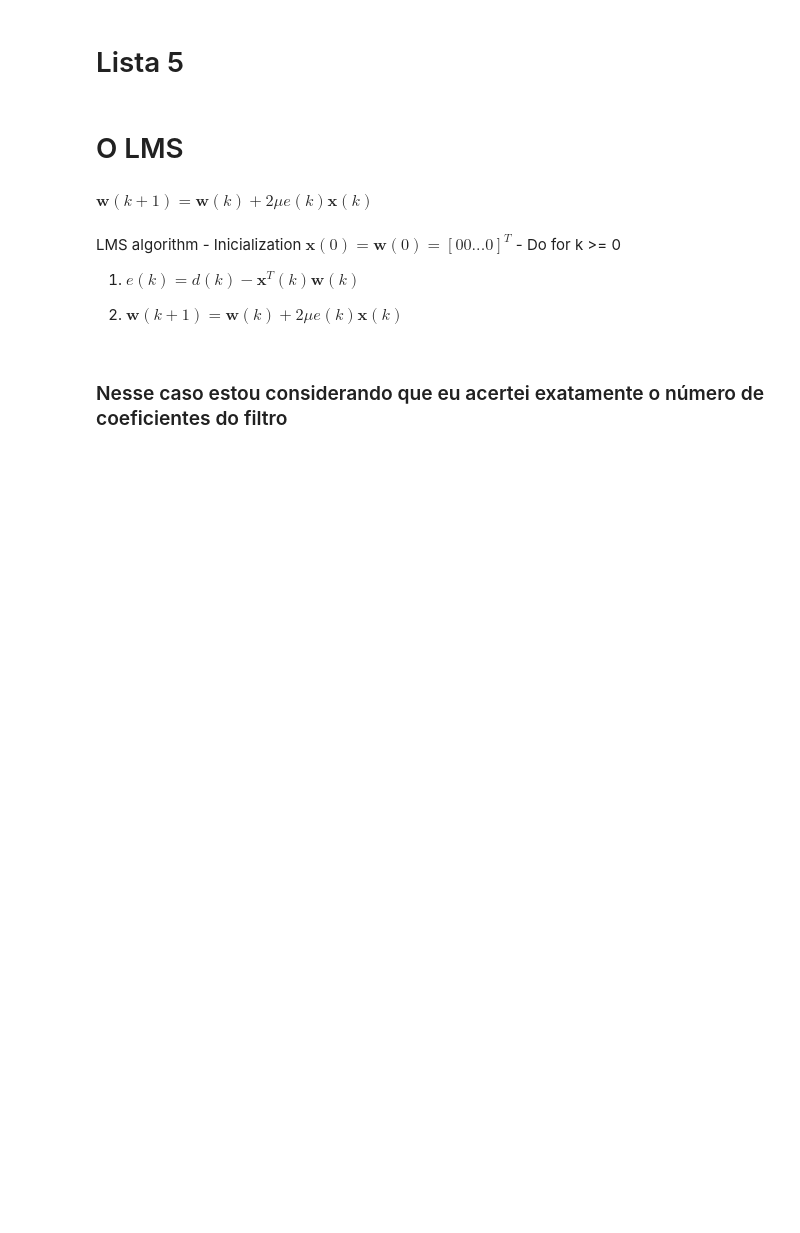
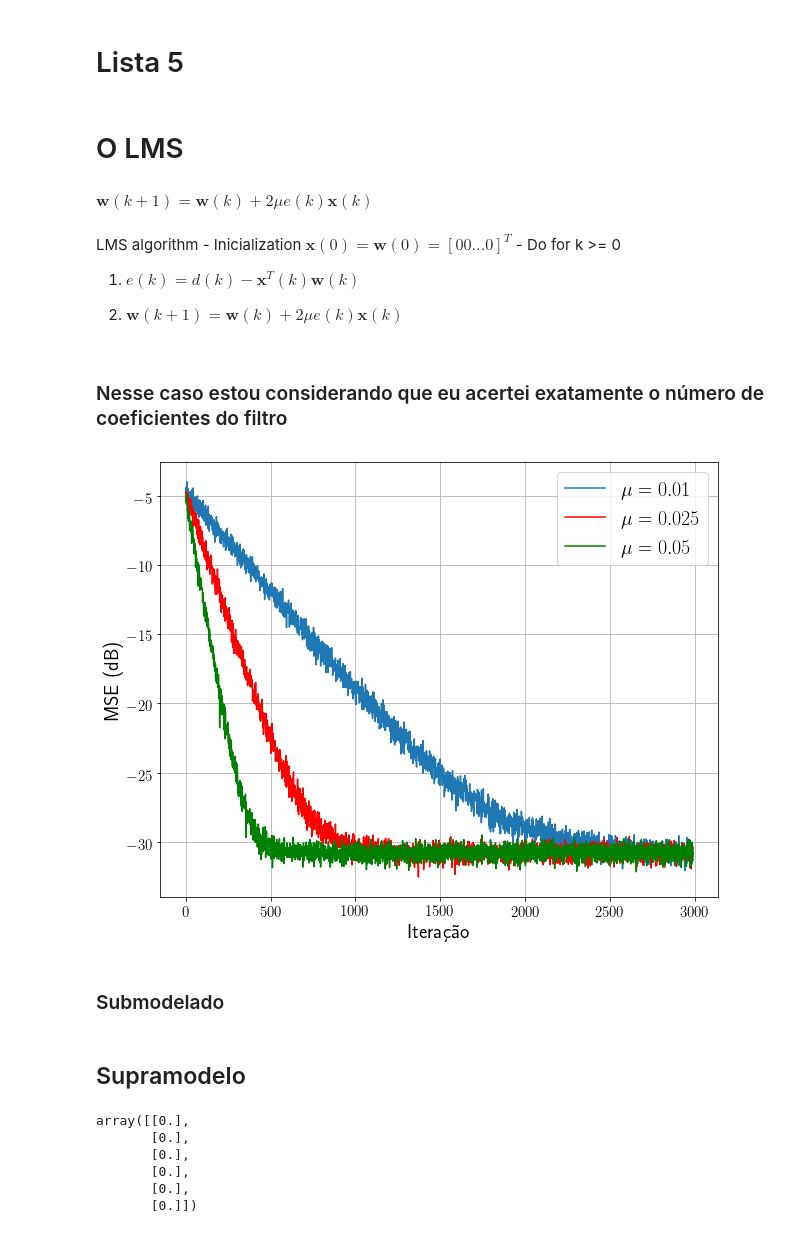
Before and after one commit to mesquita/elementos, a Jupyter notebook: lista_5/code/Lista_5.ipynb, the cells around one changed output. Cells and saved outputs as stored; diff of their text form; code cells hidden in the pictures; blank space fills up the shorter version.

```diff
--- a/lista_5/code/Lista_5.ipynb
+++ b/lista_5/code/Lista_5.ipynb
@@ -93,0 +77,35 @@ for mc in range(n_mc):
+# %%
+eps = 10**-16
+x_plt = []
+for cada in mse:
+    cada = cada[10:]
+    x_plt += [10 * np.log10(cada + eps)]
+
+plt.rcParams['font.size'] = 20
+plt.rcParams['axes.labelsize'] = 20
+plt.rcParams['axes.labelweight'] = 'bold'
+plt.rcParams['xtick.labelsize'] = 15
+plt.rcParams['ytick.labelsize'] = 15
+plt.rcParams['legend.fontsize'] = 20
+plt.rcParams['figure.titlesize'] = 12
+plt.rcParams['figure.figsize'] = 10, 8
+plt.rcParams['text.usetex'] = True
+
+
+fig, ax1 = plt.subplots()
+
+ax1.plot(range(len(mse[0][10:])), x_plt[0], label=r'$\mu = 0.01$')
+ax1.plot(range(len(mse[1][10:])), x_plt[1], 'r', label=r'$\mu = 0.025$')
+ax1.plot(range(len(mse[2][10:])), x_plt[2], 'g', label=r'$\mu = 0.05$')
+ax1.legend(loc='upper right')
+ax1.set_ylabel(r'MSE~(dB)')
+ax1.set_xlabel(r'Iteração')
+ax1.grid(True)
+
+
+plt.savefig('mse_lms.eps', transparent=True, optimize=True, bbox_inches='tight')
+plt.show()
+# %% [output]
+[figure, added]
+# %% [markdown]
+### Submodelado
@@ -93,0 +161,2 @@ for mc in range(n_mc):
+# %% [markdown]
+## Supramodelo
@@ -93,0 +214,9 @@ for mc in range(n_mc):
+# %%
+coeficientes[0]
+# %% [output]
+array([[0.],
+       [0.],
+       [0.],
+       [0.],
+       [0.],
+       [0.]])
```
Also changed, not shown: parts of 21 cells of this notebook, 11 other files.
